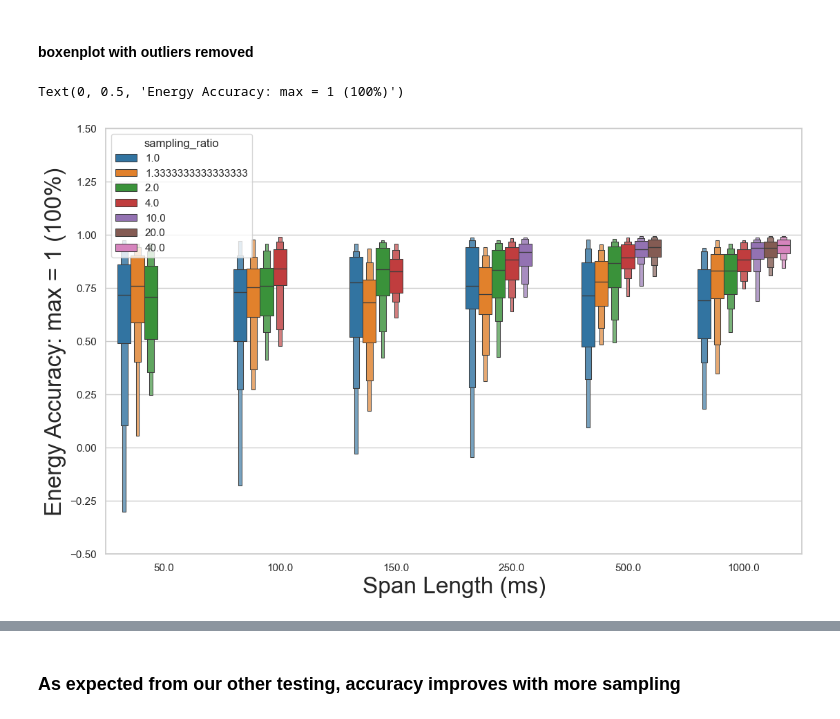
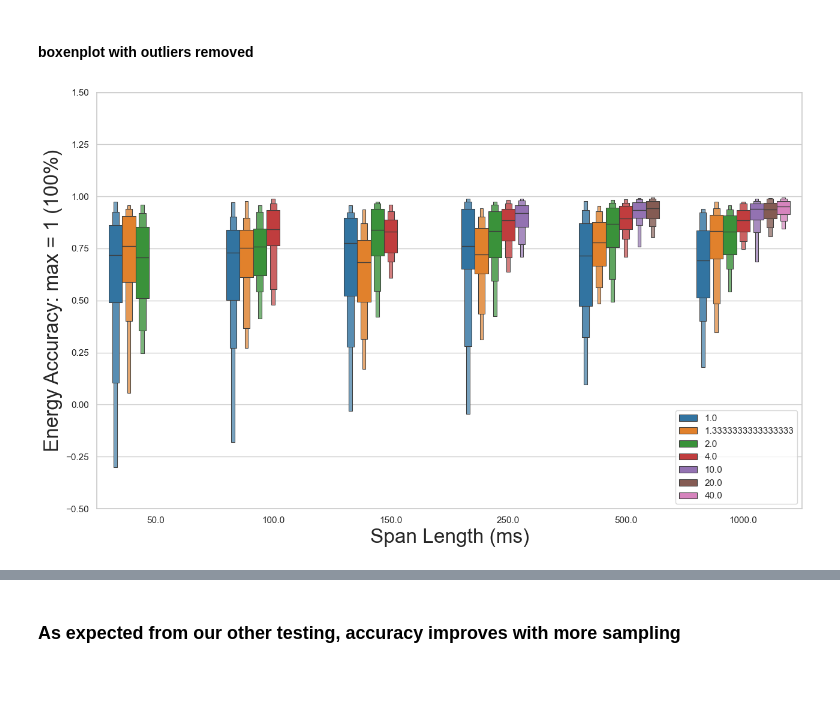
Before and after one commit to tedscott/SideProjects, a Jupyter notebook: E2EGHG/AccuracyModeling.ipynb, the cells around one changed output, grey strips where cells are left out. Saved outputs shown, nothing was run; the diff lists cells and outputs as text; code cells hidden in the pictures; blank space fills up the shorter version.

Commit message:
accuracy modeling work

```diff
--- a/E2EGHG/AccuracyModeling.ipynb
+++ b/E2EGHG/AccuracyModeling.ipynb
@@ -133,11 +133,11 @@ df['energy_devation'] = (df.mean_energy_cpu_ms - df.energy_joules_span)
 ### and % deviation from mean for that cpu_ms, sampling ratio, and accuracy columns
 #### an accuracy of 1.0 would mean it got the span mean energy value exactly for that trace
 # %%
-df['energy_deviation_pct'] = df.energy_devation / df.mean_energy_cpu_ms
+df['energy_deviation_pct'] = 100 * df.energy_devation / df.mean_energy_cpu_ms
 # %%
 df['sampling_ratio'] = df.cpu_ms / df.active_interval_ms
 df['energy_deviation_pct_abs'] = np.abs(df.energy_deviation_pct)
-df['energy_accuracy_abs'] = 1 - df.energy_deviation_pct_abs
+df['energy_accuracy_abs'] = 1 - df.energy_deviation_pct_abs/100
 # %% [markdown]
 #### filter out rows with too short active_interval_ms (< 25.0 ms are removed)
 # %%
@@ -196,9 +196,11 @@ Text(0, 0.5, 'Energy Accuracy: max = 1 (100%)')
 # %%
 plt.figure(figsize=(13,8))
 sns.boxenplot(data = df_filtered.query('cpu_ms.isin([50,100,150,250,500,1000])'), x='cpu_ms', y='energy_accuracy_abs', hue='sampling_ratio', palette='tab10', showfliers=False)
 plt.ylim(-0.5,1.5)
 plt.xlabel("Span Length (ms)", fontsize=fs)
 plt.ylabel("Energy Accuracy: max = 1 (100%)", fontsize=fs)
+plt.legend(loc = 'lower right')
+plt.tight_layout()
+plt.show()
 # %% [output]
-Text(0, 0.5, 'Energy Accuracy: max = 1 (100%)')
-[figure, old version]
+[figure, new version]
```
Also changed, not shown: parts of 9 cells of this notebook, 1 other file.
